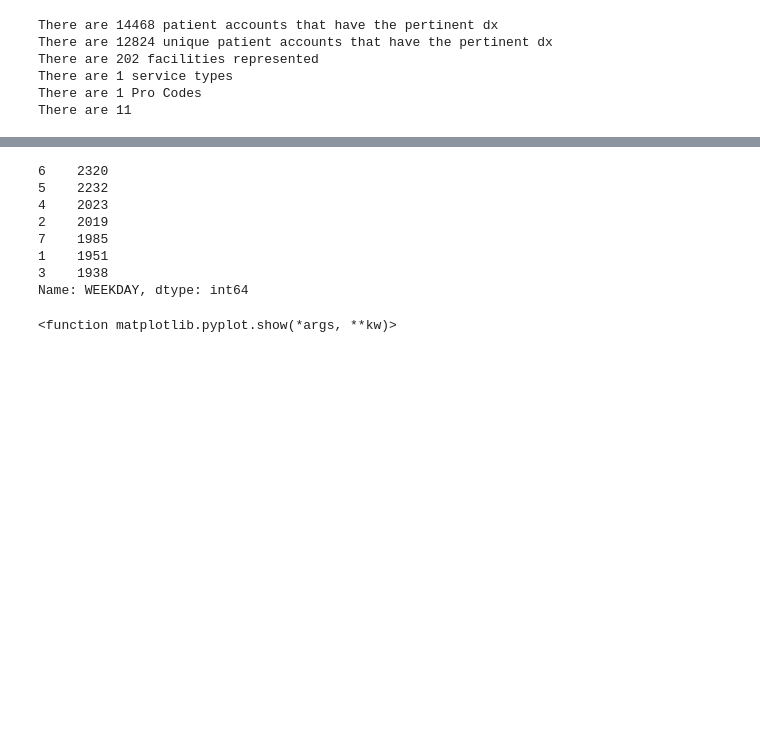
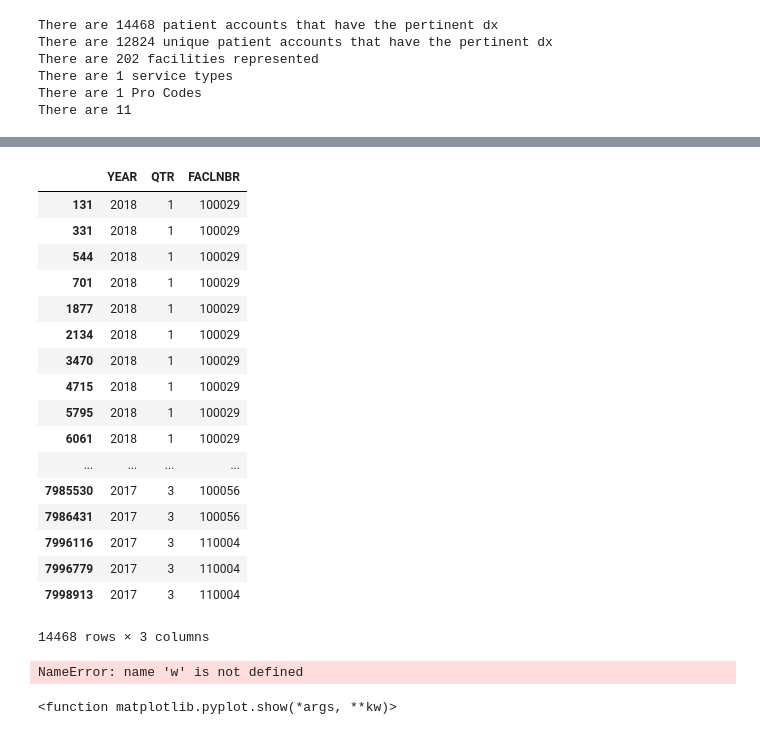
Before and after one commit to echiyembekeza/LambdaDS-Project, a Jupyter notebook: Lambda Project 1.ipynb, the cells around one changed output, grey strips where cells are left out. Drawn from its saved outputs; the diff is of its cells as text; code cells hidden in the pictures; blank space fills up the shorter version.

```diff
--- a/Lambda Project 1.ipynb
+++ b/Lambda Project 1.ipynb
@@ -113,3 +113,7 @@ There are 202 facilities represented
 There are 1 service types
 There are 1 Pro Codes
 There are 11
+# %%
+#Subset of year, qtr, and facility number
+df1 = df.loc[:,'YEAR':'FACLNBR']
+df1.head()
@@ -115,0 +127,22 @@ There are 11
+# %%
+df1 = df1.astype(int)
+df1
+# %% [output]
+|  | YEAR | QTR | FACLNBR |
+| 131 | 2018 | 1 | 100029 |
+| 331 | 2018 | 1 | 100029 |
+| 544 | 2018 | 1 | 100029 |
+| 701 | 2018 | 1 | 100029 |
+| 1877 | 2018 | 1 | 100029 |
+| 2134 | 2018 | 1 | 100029 |
+| 3470 | 2018 | 1 | 100029 |
+| 4715 | 2018 | 1 | 100029 |
+| 5795 | 2018 | 1 | 100029 |
+| 6061 | 2018 | 1 | 100029 |
+| ... | ... | ... | ... |
+| 7985530 | 2017 | 3 | 100056 |
+| 7986431 | 2017 | 3 | 100056 |
+| 7996116 | 2017 | 3 | 110004 |
+| 7996779 | 2017 | 3 | 110004 |
+| 7998913 | 2017 | 3 | 110004 |
+14468 rows × 3 columns
@@ -116,17 +158,10 @@ There are 11
 # %%
 w = df['WEEKDAY']
 w = pd.to_numeric(w)
-# %%
-w.value_counts()
-# %% [output]
-6    2320
-5    2232
-4    2023
-2    2019
-7    1985
-1    1951
-3    1938
-Name: WEEKDAY, dtype: int64
+# %%
+weekday = w.value_counts()
+# %% [output]
+NameError: name 'w' is not defined
 # %%
 import matplotlib.pyplot as plt
 import seaborn as sns
```
Also changed, not shown: parts of 3 cells of this notebook.
